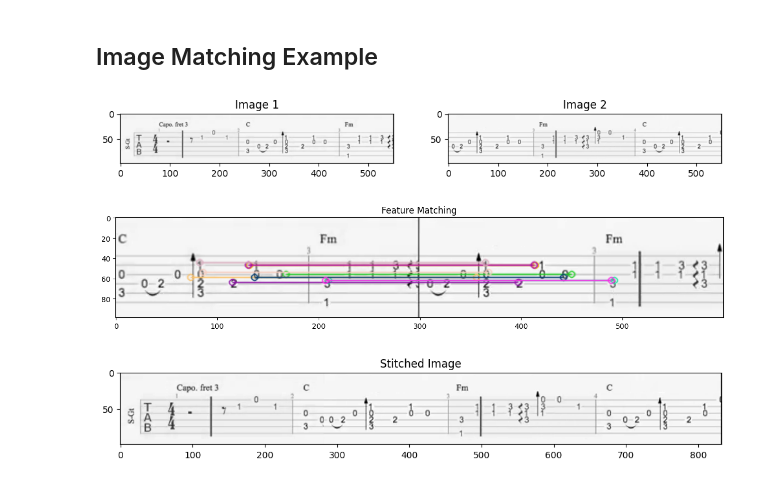
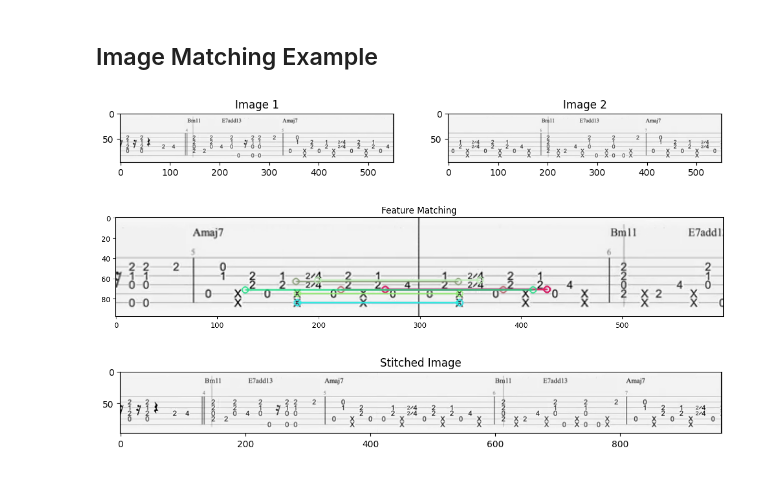
Before and after one commit to h4ppyturt1e/youtubeScreenshotTool, a Jupyter notebook: ImageMatchingExample.ipynb, the cells around one changed output. Cells and saved outputs as stored; diff of their text form; code cells hidden in the pictures.

Commit message:
changed feature matching from ORB to SIFT, adjusted stitching

```diff
--- a/ImageMatchingExample.ipynb
+++ b/ImageMatchingExample.ipynb
@@ -4,19 +4,19 @@
 from src.ImageMatching import ImageMatching
 # %%
 image_paths = [
-    r"./outputs/real/real_20240618_213201_unique/screenshot_0001.png",
-    r"./outputs/real/real_20240618_213201_unique/screenshot_0004.png"
+    r"./outputs/from_the_start_laufey/from_the_start_laufey_20240620_141922_unique/screenshot_0004.png",
+    r"./outputs/from_the_start_laufey/from_the_start_laufey_20240620_141922_unique/screenshot_0007.png"
 ]
 
-matcher = ImageMatching(image_paths)
+matcher = ImageMatching(image_paths, overlap_region=300)
 matcher.plot_images()
 # %% [output]
-[figure, old version]
+[figure, new version]
 # %%
-matcher.plot_feature_matching()
+matcher.plot_feature_matching(do_print=False)
 # %% [output]
-[figure, old version]
+[figure, new version]
 # %%
 matcher.plot_stitched_image()
 # %% [output]
-[figure, old version]
+[figure, new version]
```
Also changed, not shown: 1 other file.
